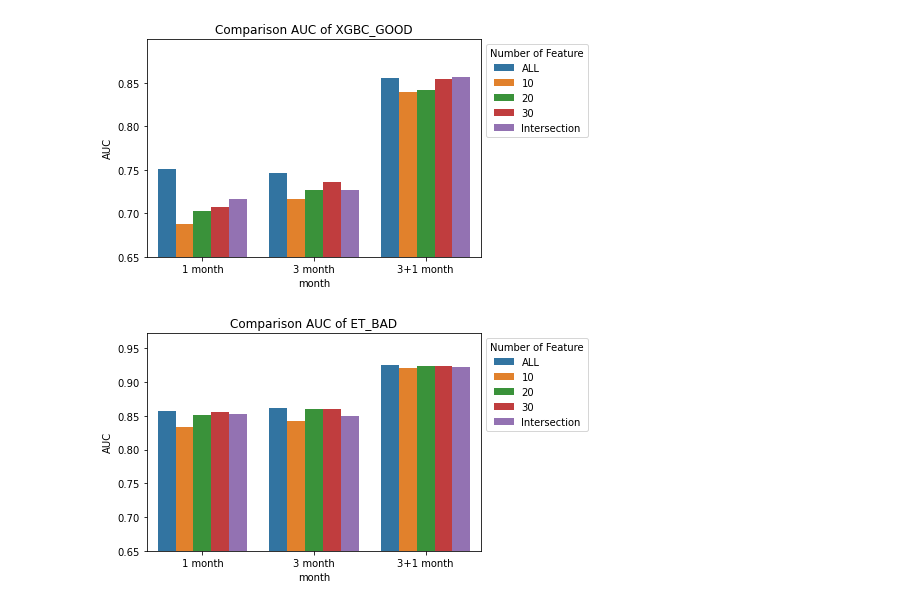
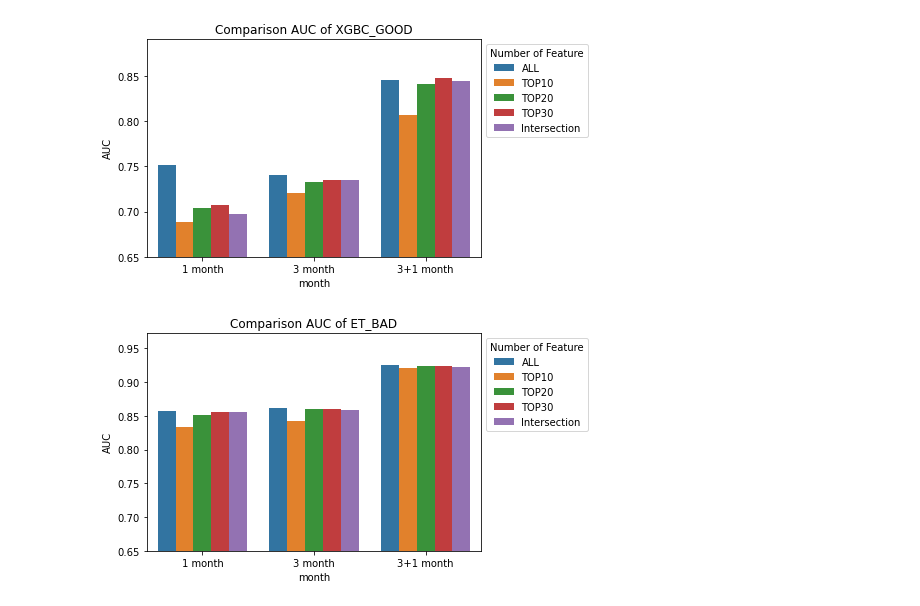
Before and after one commit to sn987532159/TSR_ML, a Jupyter notebook: result/TSR_ALL/Comparison AUC of TSR_ALL1&3.ipynb, the cells around one changed output. Cells and saved outputs as stored; diff of their text form; code cells hidden in the pictures.

```diff
--- a/result/TSR_ALL/Comparison AUC of TSR_ALL1&3.ipynb
+++ b/result/TSR_ALL/Comparison AUC of TSR_ALL1&3.ipynb
@@ -32,46 +34,46 @@ plt.show()
 # %%
 XGBC_G_AUC_plot = [["1 month","ALL", 0.751],
-                 ["1 month", "10", 0.688],
-                 ["1 month", "20", 0.703],
-                 ["1 month", "30", 0.707],
-                 ["1 month", "Intersection", 0.716],
-                 ["3 month", "ALL", 0.746],
-                 ["3 month", "10", 0.716],
-                 ["3 month", "20", 0.727],
-                 ["3 month", "30", 0.736],
-                 ["3 month", "Intersection", 0.727],
-                 ["3+1 month", "ALL", 0.855],
-                 ["3+1 month", "10", 0.839],
-                 ["3+1 month", "20", 0.842],
-                 ["3+1 month", "30", 0.854],
-                 ["3+1 month", "Intersection", 0.857]]
+                 ["1 month", "TOP10", 0.688],
+                 ["1 month", "TOP20", 0.704],
+                 ["1 month", "TOP30", 0.707],
+                 ["1 month", "Intersection", 0.697],
+                 ["3 month", "ALL", 0.74],
+                 ["3 month", "TOP10", 0.72],
+                 ["3 month", "TOP20", 0.733],
+                 ["3 month", "TOP30", 0.735],
+                 ["3 month", "Intersection", 0.735],
+                 ["3+1 month", "ALL", 0.845],
+                 ["3+1 month", "TOP10", 0.807],
+                 ["3+1 month", "TOP20", 0.841],
+                 ["3+1 month", "TOP30", 0.848],
+                 ["3+1 month", "Intersection", 0.844]]
 
 XGBC_G_AUC_plot = pd.DataFrame(XGBC_G_AUC_plot, columns=["month", "n_feature", "AUC"])
 
 sns.barplot(x='month', y='AUC', hue='n_feature', data=XGBC_G_AUC_plot)
 plt.legend(title = "Number of Feature", bbox_to_anchor=(1, 1))
 plt.ylim(0.65)
 plt.title('Comparison AUC of XGBC_GOOD')
 #plt.savefig('INFO/Comparison_AUC_of_XGBC_G.png')
 plt.show()
 # %% [output]
-[figure, old version]
+[figure, new version]
 # %%
 ET_B_AUC_plot = [["1 month","ALL", 0.857],
-                 ["1 month", "10", 0.834],
-                 ["1 month", "20", 0.851],
-                 ["1 month", "30", 0.855],
-                 ["1 month", "Intersection", 0.853],
+                 ["1 month", "TOP10", 0.834],
+                 ["1 month", "TOP20", 0.851],
+                 ["1 month", "TOP30", 0.855],
+                 ["1 month", "Intersection", 0.855],
                  ["3 month", "ALL", 0.862],
-                 ["3 month", "10", 0.842],
-                 ["3 month", "20", 0.86],
-                 ["3 month", "30", 0.86],
-                 ["3 month", "Intersection", 0.85],
+                 ["3 month", "TOP10", 0.842],
+                 ["3 month", "TOP20", 0.86],
+                 ["3 month", "TOP30", 0.86],
+                 ["3 month", "Intersection", 0.859],
                  ["3+1 month", "ALL", 0.926],
-                 ["3+1 month", "10", 0.921],
-                 ["3+1 month", "20", 0.924],
-                 ["3+1 month", "30", 0.924],
-                 ["3+1 month", "Intersection", 0.923]]
+                 ["3+1 month", "TOP10", 0.921],
+                 ["3+1 month", "TOP20", 0.924],
+                 ["3+1 month", "TOP30", 0.924],
+                 ["3+1 month", "Intersection", 0.922]]
 
 ET_B_AUC_plot = pd.DataFrame(ET_B_AUC_plot, columns=["month", "n_feature", "AUC"])
 
@@ -82,6 +84,6 @@ plt.title('Comparison AUC of ET_BAD')
 #plt.savefig('INFO/Comparison_AUC_of_ET_B.png')
 plt.show()
 # %% [output]
-[figure, old version]
+[figure, new version]
 # %%
 XGBC_B_AUC_plot = [["1 month","ALL", 0.859],
```
Also changed, not shown: parts of 4 cells of this notebook, 2 other files.
